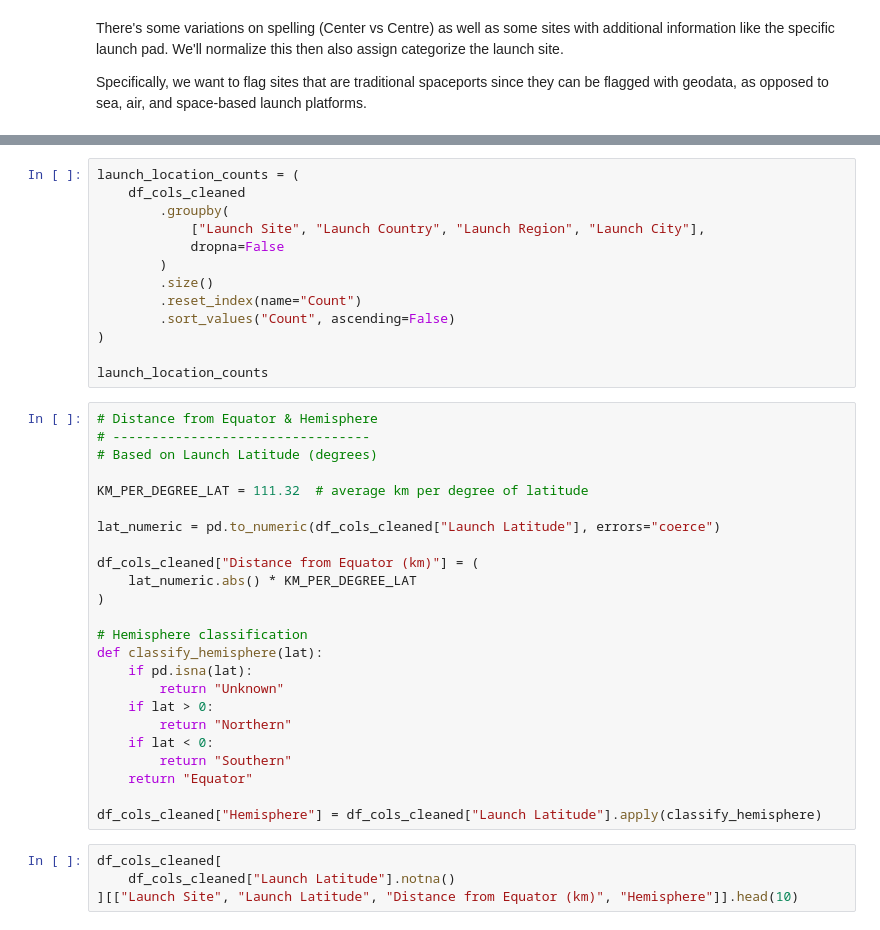
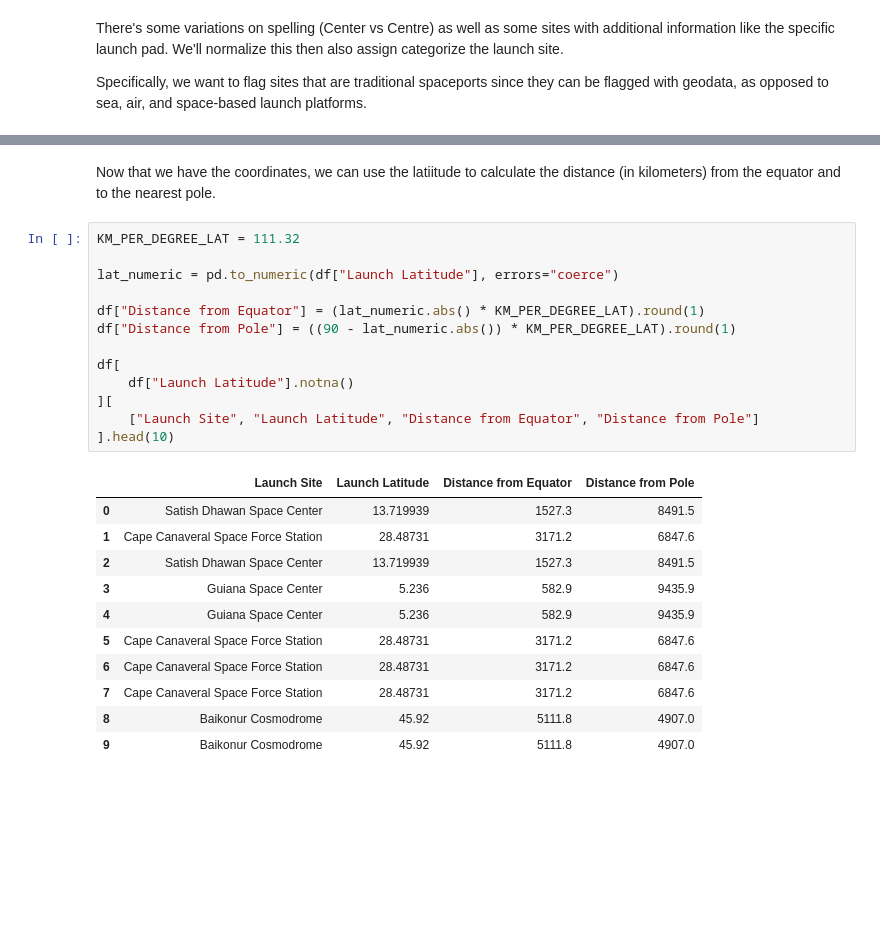
Before and after one commit to mmorache/ucs-satellite-data, a Jupyter notebook: ucs_satellite.ipynb, the cells around one changed output, grey strips where cells are left out. Saved outputs shown, nothing was run; the diff lists cells and outputs as text; blank space fills up the shorter version.

```diff
--- a/ucs_satellite.ipynb
+++ b/ucs_satellite.ipynb
@@ -1619,41 +1683,27 @@ display(missing_sites)
-# %%
-launch_location_counts = (
-    df_cols_cleaned
-        .groupby(
-            ["Launch Site", "Launch Country", "Launch Region", "Launch City"],
-            dropna=False
-        )
-        .size()
-        .reset_index(name="Count")
-        .sort_values("Count", ascending=False)
-)
-
-launch_location_counts
+# %% [markdown]
+Now that we have the coordinates, we can use the latiitude to calculate the distance (in kilometers) from the equator and to the nearest pole.
 # %%
-# Distance from Equator & Hemisphere
-# ---------------------------------
-# Based on Launch Latitude (degrees)
+KM_PER_DEGREE_LAT = 111.32
 
-KM_PER_DEGREE_LAT = 111.32  # average km per degree of latitude
+lat_numeric = pd.to_numeric(df["Launch Latitude"], errors="coerce")
 
-lat_numeric = pd.to_numeric(df_cols_cleaned["Launch Latitude"], errors="coerce")
+df["Distance from Equator"] = (lat_numeric.abs() * KM_PER_DEGREE_LAT).round(1)
+df["Distance from Pole"] = ((90 - lat_numeric.abs()) * KM_PER_DEGREE_LAT).round(1)
 
-df_cols_cleaned["Distance from Equator (km)"] = (
-    lat_numeric.abs() * KM_PER_DEGREE_LAT
-)
-
-# Hemisphere classification
-def classify_hemisphere(lat):
-    if pd.isna(lat):
-        return "Unknown"
-    if lat > 0:
-        return "Northern"
-    if lat < 0:
-        return "Southern"
-    return "Equator"
-
-df_cols_cleaned["Hemisphere"] = df_cols_cleaned["Launch Latitude"].apply(classify_hemisphere)
+df[
+    df["Launch Latitude"].notna()
+][
+    ["Launch Site", "Launch Latitude", "Distance from Equator", "Distance from Pole"]
+].head(10)
+# %% [output]
+|  | Launch Site | Launch Latitude | Distance from Equator | Distance from Pole |
+| 0 | Satish Dhawan Space Center | 13.719939 | 1527.3 | 8491.5 |
+| 1 | Cape Canaveral Space Force Station | 28.48731 | 3171.2 | 6847.6 |
+| 2 | Satish Dhawan Space Center | 13.719939 | 1527.3 | 8491.5 |
+| 3 | Guiana Space Center | 5.236 | 582.9 | 9435.9 |
+| 4 | Guiana Space Center | 5.236 | 582.9 | 9435.9 |
+| 5 | Cape Canaveral Space Force Station | 28.48731 | 3171.2 | 6847.6 |
+| 6 | Cape Canaveral Space Force Station | 28.48731 | 3171.2 | 6847.6 |
+| 7 | Cape Canaveral Space Force Station | 28.48731 | 3171.2 | 6847.6 |
+| 8 | Baikonur Cosmodrome | 45.92 | 5111.8 | 4907.0 |
+| 9 | Baikonur Cosmodrome | 45.92 | 5111.8 | 4907.0 |
-# %%
-df_cols_cleaned[
-    df_cols_cleaned["Launch Latitude"].notna()
-][["Launch Site", "Launch Latitude", "Distance from Equator (km)", "Hemisphere"]].head(10)
```
Also changed, not shown: parts of 21 cells of this notebook, 1 other file.
